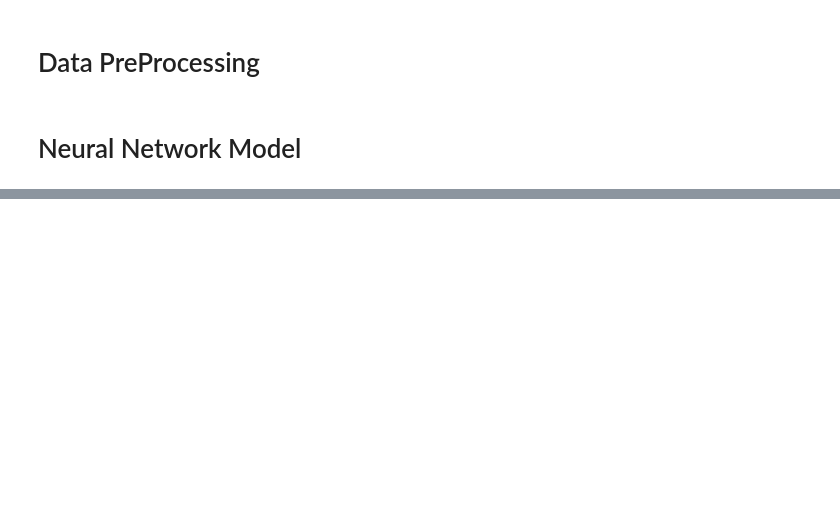
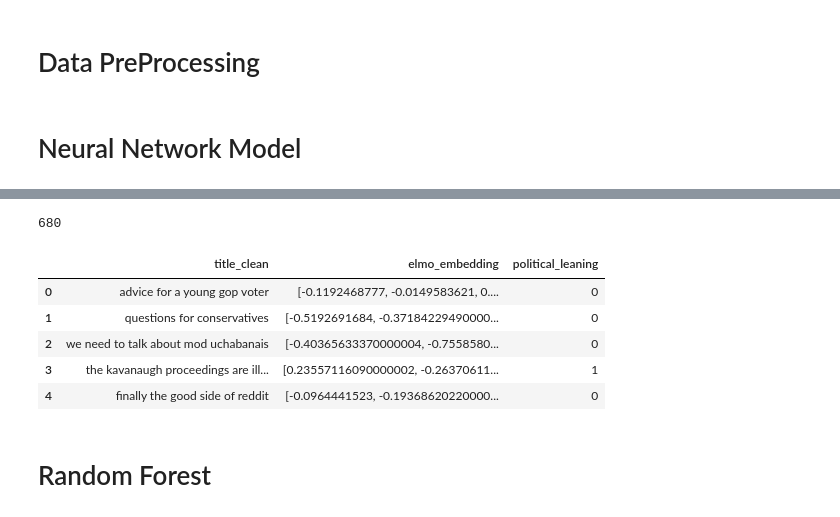
Before and after one commit to Alpha-1787/W266-Final-Project, a Jupyter notebook: Political-Leaning-Classification.ipynb, the cells around one changed output, grey strips where cells are left out. Saved outputs shown, nothing was run; the diff lists cells and outputs as text; code cells hidden in the pictures; blank space fills up the shorter version.

```diff
--- a/Political-Leaning-Classification.ipynb
+++ b/Political-Leaning-Classification.ipynb
@@ -160,0 +288,4 @@ tensorflow.python.framework.errors_impl.CancelledError: (None, None, 'Session ha
+# %%
+len(X_list)
+# %% [output]
+680
@@ -160,0 +301,13 @@ tensorflow.python.framework.errors_impl.CancelledError: (None, None, 'Session ha
+# %%
+json_df = pd.read_json('5000_elmo.json', orient='split')
+# %%
+json_df.head()
+# %% [output]
+|  | title_clean | elmo_embedding | political_leaning |
+| 0 | advice for a young gop voter | [-0.1192468777, -0.0149583621, 0.... | 0 |
+| 1 | questions for conservatives | [-0.5192691684, -0.37184229490000... | 0 |
+| 2 | we need to talk about mod uchabanais | [-0.40365633370000004, -0.7558580... | 0 |
+| 3 | the kavanaugh proceedings are ill... | [0.23557116090000002, -0.26370611... | 1 |
+| 4 | finally the good side of reddit | [-0.0964441523, -0.19368620220000... | 0 |
+# %% [markdown]
+# Random Forest
```
Also changed, not shown: parts of 32 cells of this notebook.
